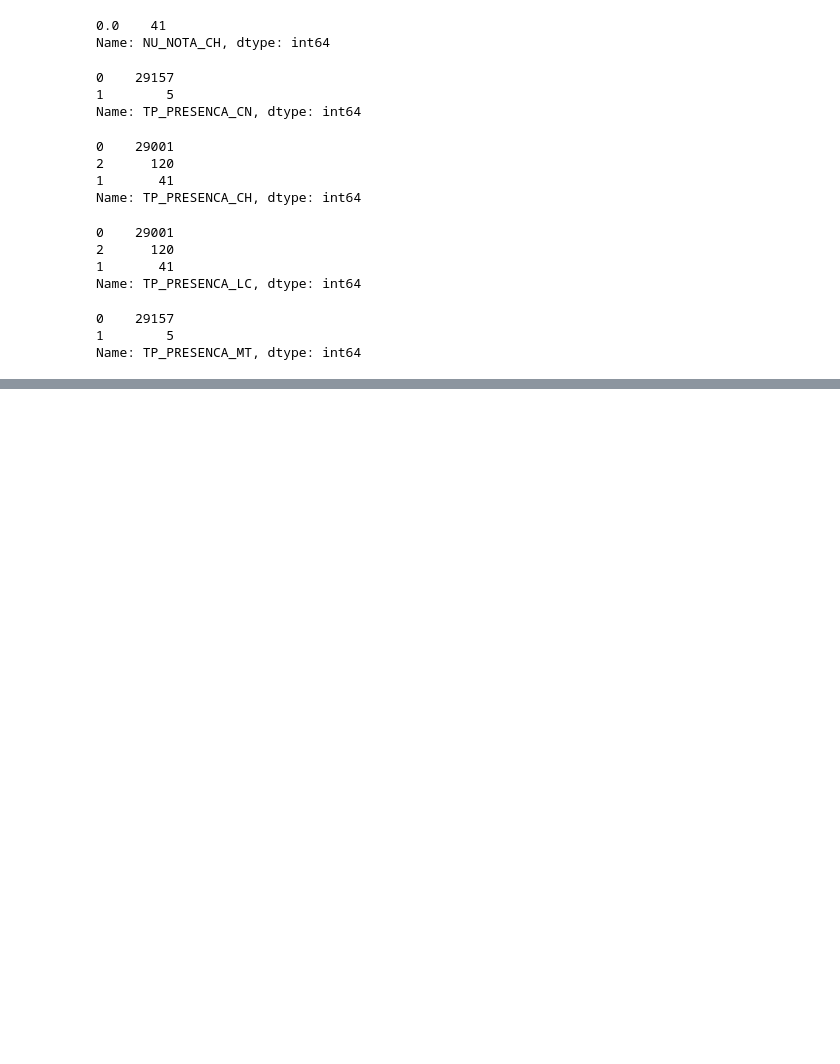
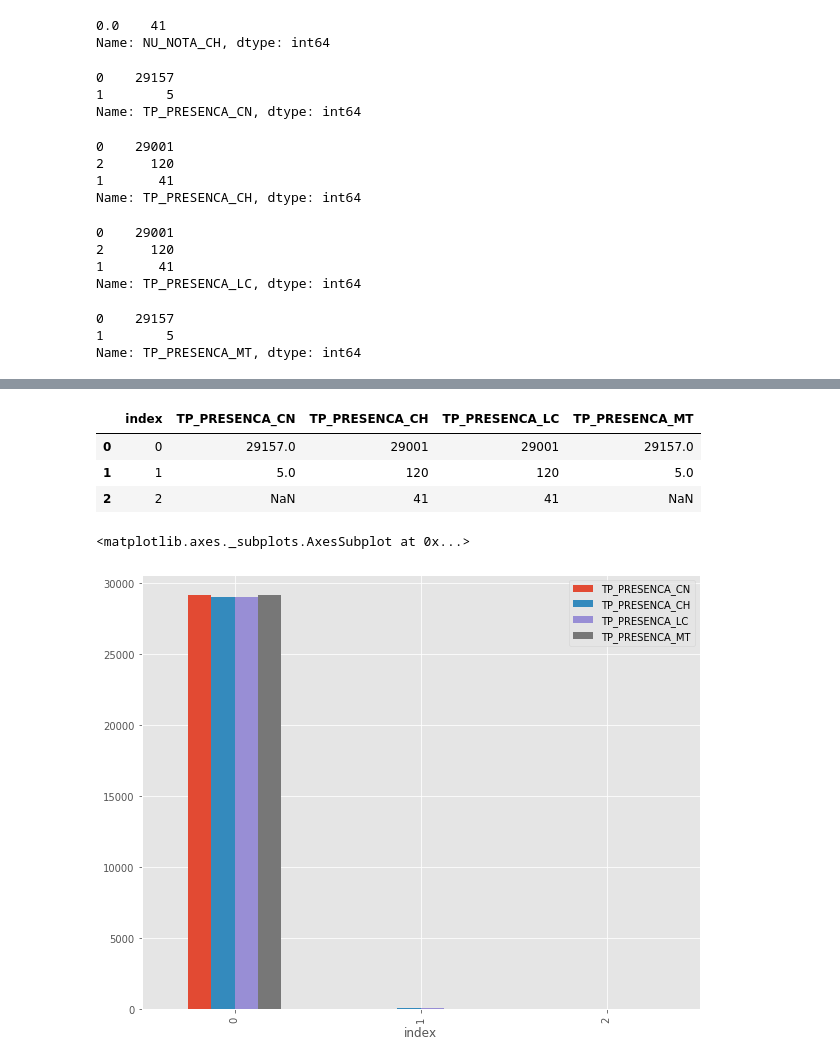
Before and after one commit to 6abi/imersaoDados, a Jupyter notebook: Aula02/Desafios.ipynb, the cells around one changed output, grey strips where cells are left out. Drawn from its saved outputs; the diff is of its cells as text; code cells hidden in the pictures; blank space fills up the shorter version.

```diff
--- a/Aula02/Desafios.ipynb
+++ b/Aula02/Desafios.ipynb
@@ -277,0 +299,28 @@ Name: TP_PRESENCA_MT, dtype: int64
+# %%
+
+#criando as series para criar um novo dataframe
+obj1 = pd.Series(zeros_cn.values)
+obj2 = pd.Series(zeros_ch.values)
+obj3 = pd.Series(zeros_lc.values)
+obj4 = pd.Series(zeros_mt.values)
+
+#Passando os valores das colunas do dataframe
+obj = {'TP_PRESENCA_CN': obj1,
+       'TP_PRESENCA_CH': obj2,
+       'TP_PRESENCA_LC': obj3,
+       'TP_PRESENCA_MT': obj4,
+       }
+
+#criacao de um novo dataframe para fazer a plotagem dos dados
+dados2 = pd.DataFrame(obj,columns = valor_presencas).reset_index()
+dados2
+# %% [output]
+|  | index | TP_PRESENCA_CN | TP_PRESENCA_CH | TP_PRESENCA_LC | TP_PRESENCA_MT |
+| 0 | 0 | 29157.0 | 29001 | 29001 | 29157.0 |
+| 1 | 1 | 5.0 | 120 | 120 | 5.0 |
+| 2 | 2 | NaN | 41 | 41 | NaN |
+# %%
+dados2_valores.plot.bar(x = 'index',figsize=(10,8))
+# %% [output]
+<matplotlib.axes._subplots.AxesSubplot at 0x...>
+[figure, added]
```
Also changed, not shown: parts of 6 cells of this notebook.
